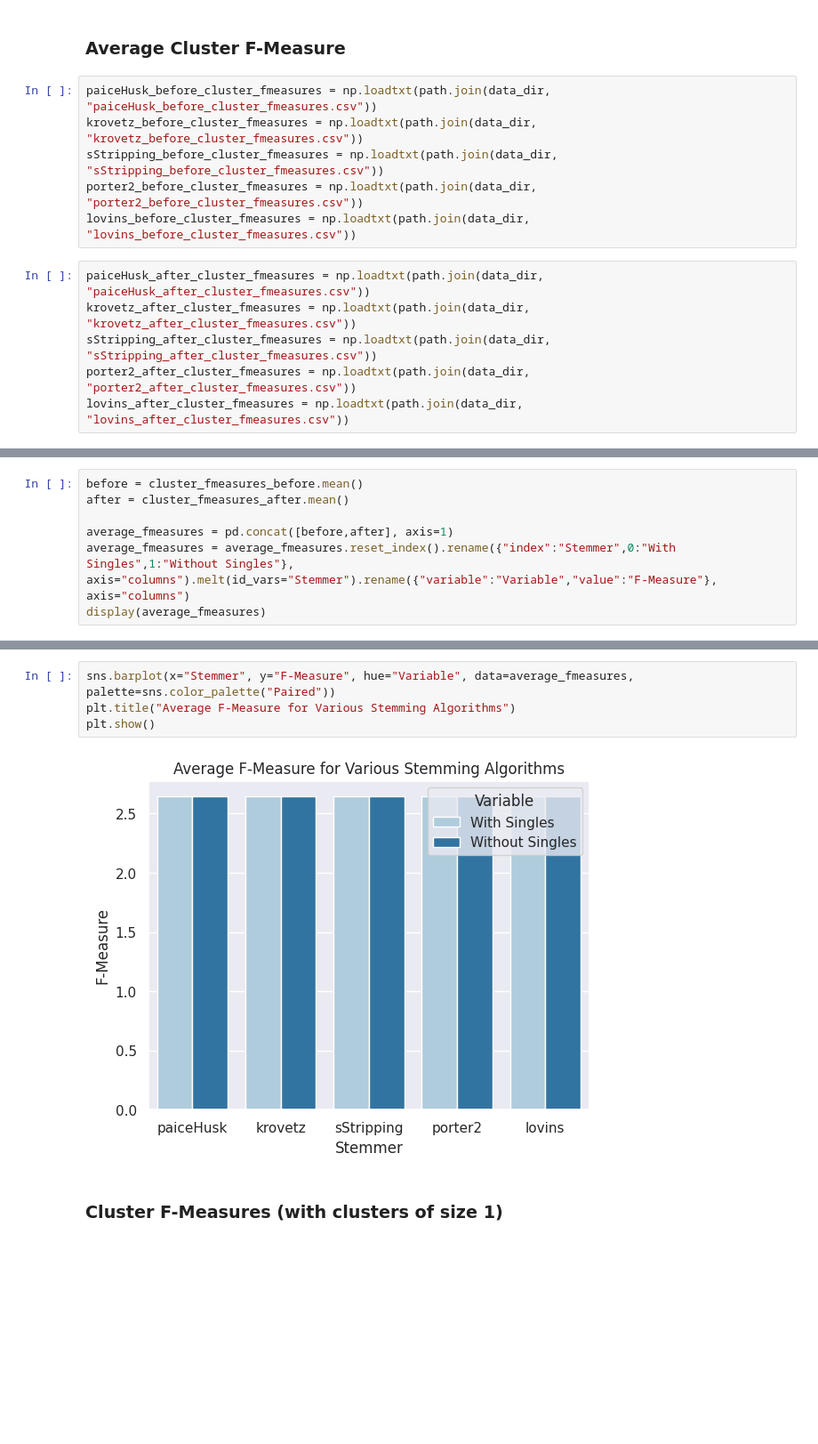
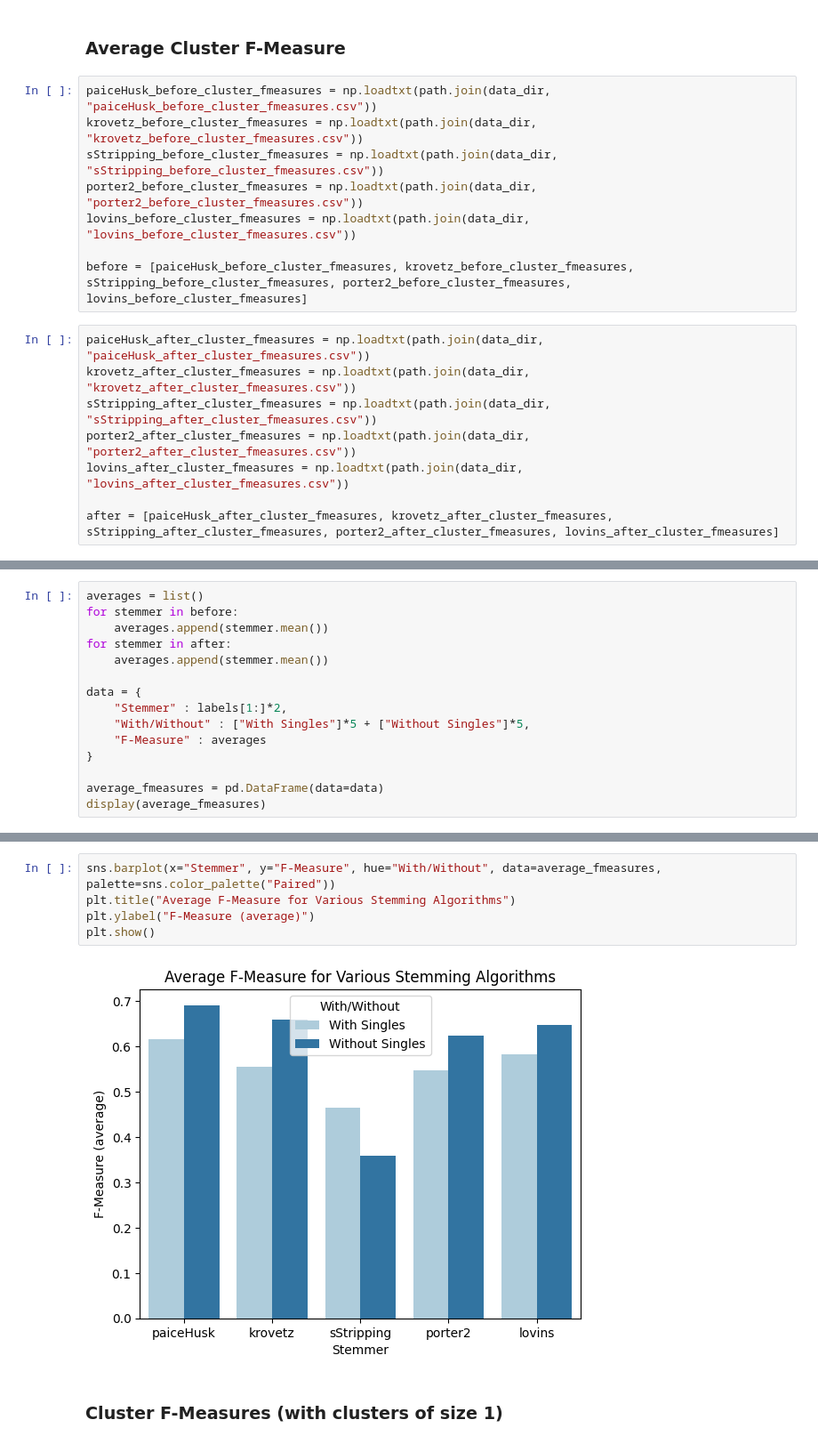
Before and after one commit to Axiomatic314/Stemming, a Jupyter notebook: wikt.ipynb, the cells around one changed output, grey strips where cells are left out. Shown: that part at 89% size. Drawn from its saved outputs; the diff is of its cells as text; blank space fills up the shorter version.

Commit message:
fixed up graphs to work with new data

```diff
--- a/wikt.ipynb
+++ b/wikt.ipynb
@@ -170,9 +182,13 @@ krovetz_before_cluster_fmeasures = np.loadtxt(path.join(data_dir, "krovetz_befor
 sStripping_before_cluster_fmeasures = np.loadtxt(path.join(data_dir, "sStripping_before_cluster_fmeasures.csv"))
 porter2_before_cluster_fmeasures = np.loadtxt(path.join(data_dir, "porter2_before_cluster_fmeasures.csv"))
 lovins_before_cluster_fmeasures = np.loadtxt(path.join(data_dir, "lovins_before_cluster_fmeasures.csv"))
+
+before = [paiceHusk_before_cluster_fmeasures, krovetz_before_cluster_fmeasures, sStripping_before_cluster_fmeasures, porter2_before_cluster_fmeasures, lovins_before_cluster_fmeasures]
 # %%
 paiceHusk_after_cluster_fmeasures = np.loadtxt(path.join(data_dir, "paiceHusk_after_cluster_fmeasures.csv"))
 krovetz_after_cluster_fmeasures = np.loadtxt(path.join(data_dir, "krovetz_after_cluster_fmeasures.csv"))
 sStripping_after_cluster_fmeasures = np.loadtxt(path.join(data_dir, "sStripping_after_cluster_fmeasures.csv"))
 porter2_after_cluster_fmeasures = np.loadtxt(path.join(data_dir, "porter2_after_cluster_fmeasures.csv"))
 lovins_after_cluster_fmeasures = np.loadtxt(path.join(data_dir, "lovins_after_cluster_fmeasures.csv"))
+
+after = [paiceHusk_after_cluster_fmeasures, krovetz_after_cluster_fmeasures, sStripping_after_cluster_fmeasures, porter2_after_cluster_fmeasures, lovins_after_cluster_fmeasures]
@@ -225,7 +194,0 @@ display(cluster_fmeasures_after)
-# %%
-before = cluster_fmeasures_before.mean()
-after = cluster_fmeasures_after.mean()
-
-average_fmeasures = pd.concat([before,after], axis=1)
-average_fmeasures = average_fmeasures.reset_index().rename({"index":"Stemmer",0:"With Singles",1:"Without Singles"}, axis="columns").melt(id_vars="Stemmer").rename({"variable":"Variable","value":"F-Measure"}, axis="columns")
-display(average_fmeasures)
@@ -243,0 +195,15 @@ display(average_fmeasures)
+# %%
+averages = list()
+for stemmer in before:
+    averages.append(stemmer.mean())
+for stemmer in after:
+    averages.append(stemmer.mean())
+
+data = {
+    "Stemmer" : labels[1:]*2,
+    "With/Without" : ["With Singles"]*5 + ["Without Singles"]*5,
+    "F-Measure" : averages
+}
+
+average_fmeasures = pd.DataFrame(data=data)
+display(average_fmeasures)
@@ -244,8 +222,9 @@ display(average_fmeasures)
 # %%
-sns.barplot(x="Stemmer", y="F-Measure", hue="Variable", data=average_fmeasures, palette=sns.color_palette("Paired"))
+sns.barplot(x="Stemmer", y="F-Measure", hue="With/Without", data=average_fmeasures, palette=sns.color_palette("Paired"))
 plt.title("Average F-Measure for Various Stemming Algorithms")
+plt.ylabel("F-Measure (average)")
 plt.show()
 # %% [output]
-[figure, old version]
+[figure, new version]
 # %% [markdown]
 ### Cluster F-Measures (with clusters of size 1)
```
Also changed, not shown: parts of 22 cells of this notebook.
